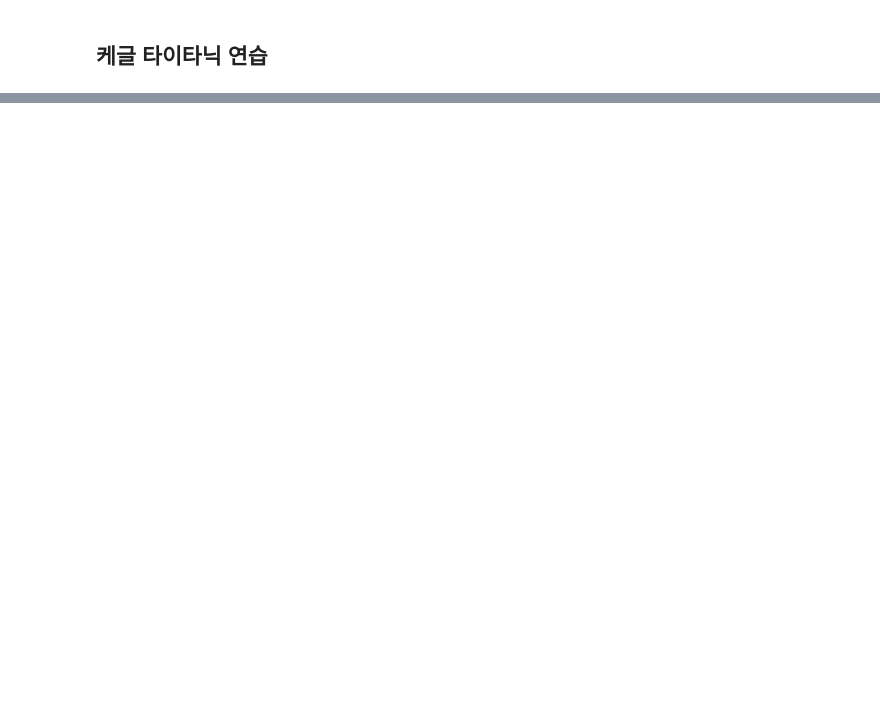
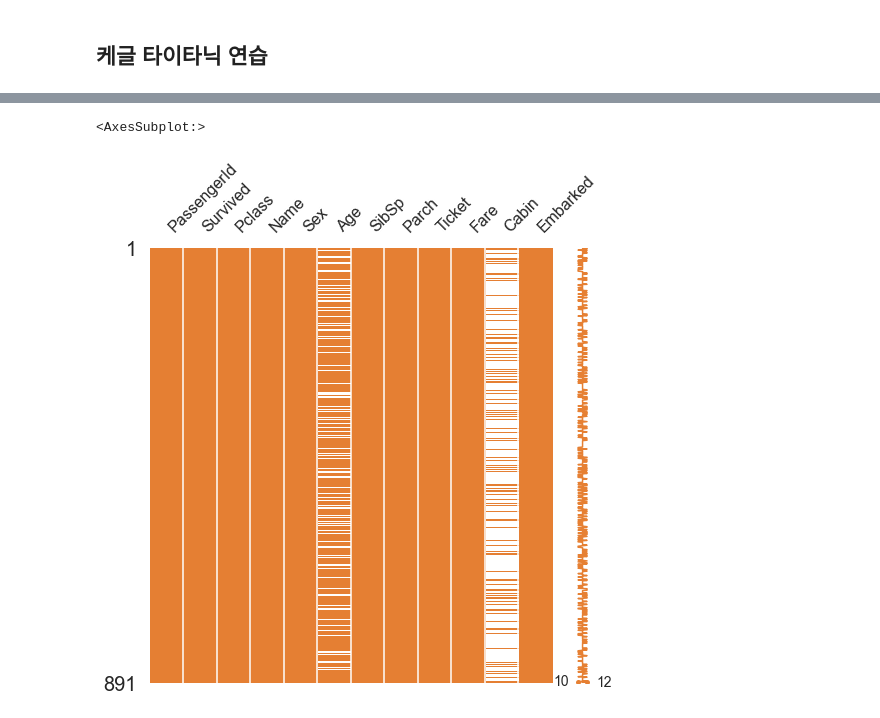
Before and after one commit to DominKim/kaggle_practice, a Jupyter notebook: Step01_Titanic.ipynb, the cells around one changed output, grey strips where cells are left out. Cells and saved outputs as stored; diff of their text form; code cells hidden in the pictures; blank space fills up the shorter version.

```diff
--- a/Step01_Titanic.ipynb
+++ b/Step01_Titanic.ipynb
@@ -696,0 +3,19 @@ Text(0.5, 1.0, 'Cross validation scores')
+# %%
+import pandas as pd
+import numpy as np
+import seaborn as sns
+import matplotlib.pyplot as plt
+
+import warnings
+
+# 결측치 시각화 패키지
+import missingno as msno
+
+import re
+import os
+
+plt.style.use("seaborn")
+sns.set(font_scale = 2.5)
+
+warnings.filterwarnings("ignore")
+%matplotlib inline
@@ -696,0 +58,5 @@ Text(0.5, 1.0, 'Cross validation scores')
+# %%
+msno.matrix(df = train.iloc[:, :], figsize = (8, 8), color=( 0.9, 0.5, 0.2))
+# %% [output]
+<AxesSubplot:>
+[figure, added]
```
Also changed, not shown: parts of 73 cells of this notebook.
